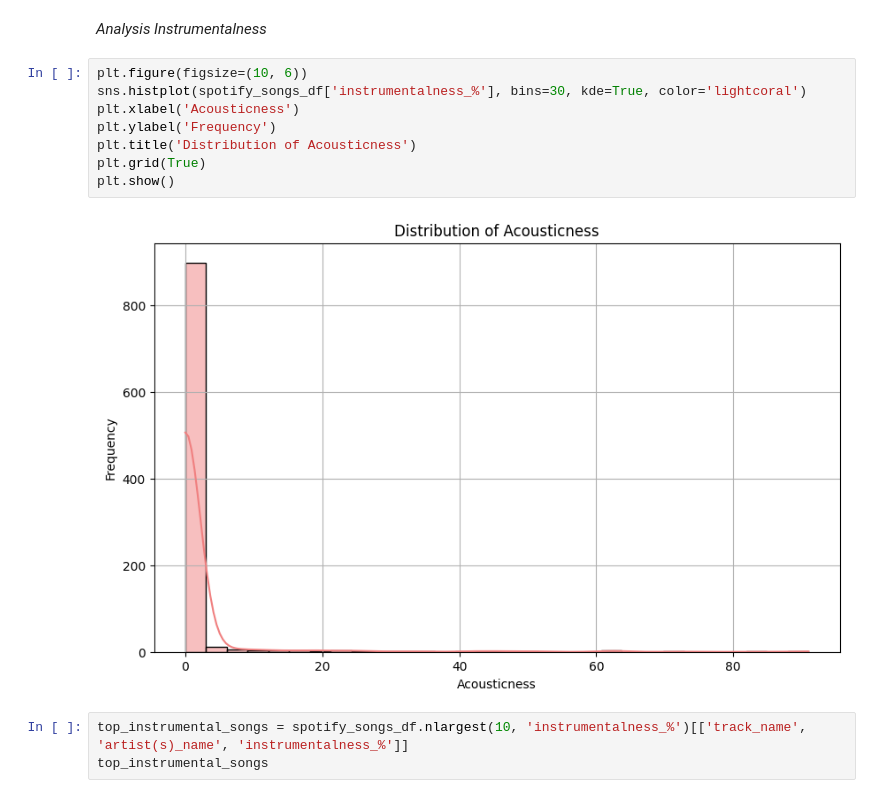
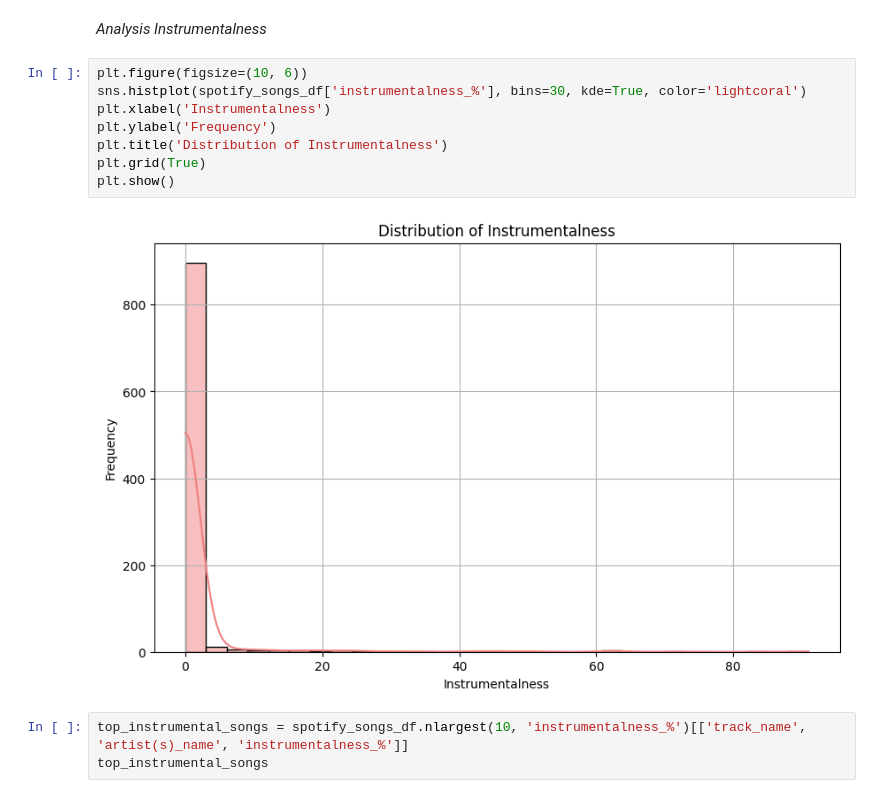
Before and after one commit to IsabellaPodavini/top_spotify_songs_2023, a Jupyter notebook: project.ipynb, the cells around one changed output. Drawn from its saved outputs; the diff is of its cells as text.

```diff
--- a/project.ipynb
+++ b/project.ipynb
@@ -832,13 +832,13 @@ top_acoustic_songs
 # %%
 plt.figure(figsize=(10, 6))
 sns.histplot(spotify_songs_df['instrumentalness_%'], bins=30, kde=True, color='lightcoral')
-plt.xlabel('Acousticness')
+plt.xlabel('Instrumentalness')
 plt.ylabel('Frequency')
-plt.title('Distribution of Acousticness')
+plt.title('Distribution of Instrumentalness')
 plt.grid(True)
 plt.show()
 # %% [output]
-[figure, old version]
+[figure, new version]
 # %%
 top_instrumental_songs = spotify_songs_df.nlargest(10, 'instrumentalness_%')[['track_name', 'artist(s)_name', 'instrumentalness_%']]
 top_instrumental_songs
```
Also changed, not shown: parts of 9 cells of this notebook, 1 other file.
